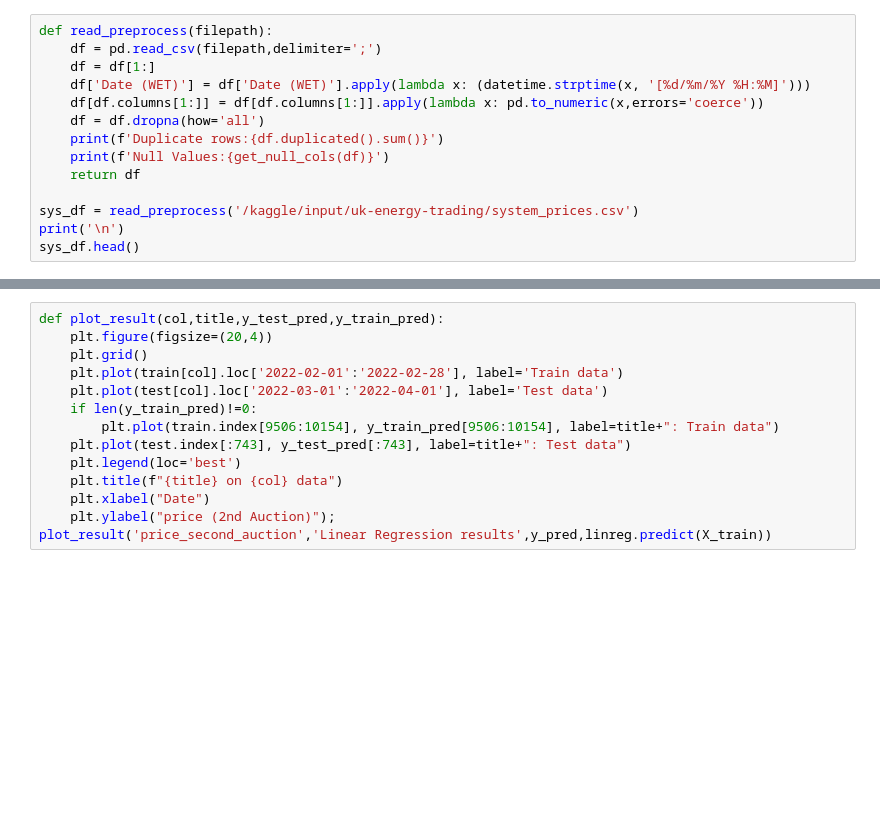
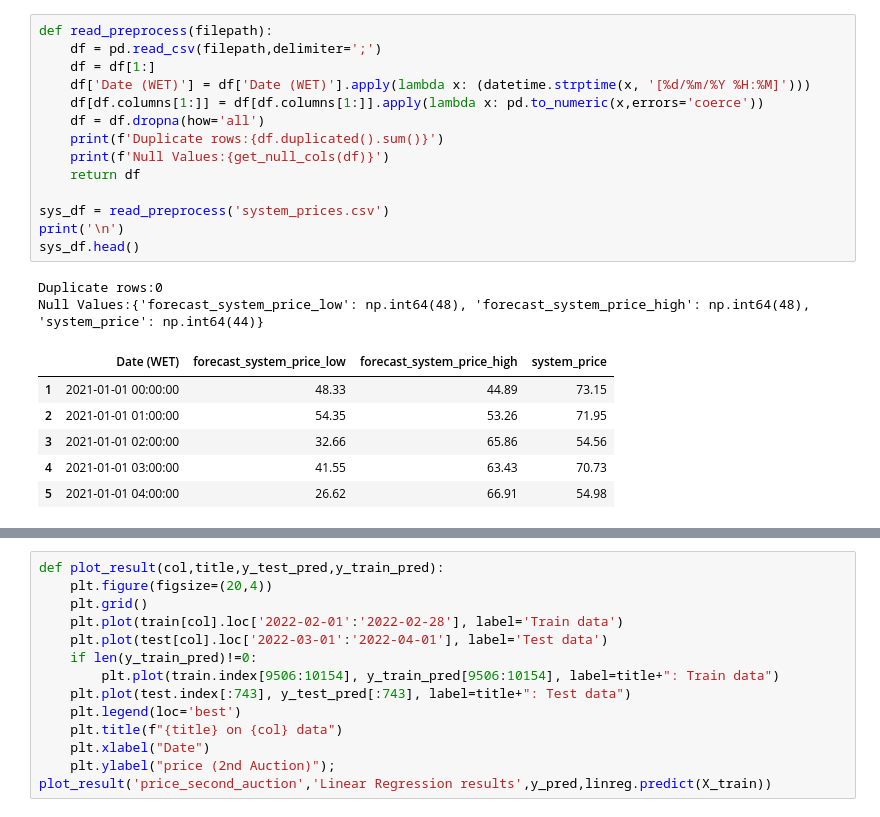
Before and after one commit to srirambadri/Energy, a Jupyter notebook: EnergyTrading.ipynb, the cells around one changed output, grey strips where cells are left out. Cells and saved outputs as stored; diff of their text form; blank space fills up the shorter version.

```diff
--- a/EnergyTrading.ipynb
+++ b/EnergyTrading.ipynb
@@ -79,16 +154,25 @@ get_null_cols(auc_df)
 # %%
 def read_preprocess(filepath):
     df = pd.read_csv(filepath,delimiter=';')
     df = df[1:]
     df['Date (WET)'] = df['Date (WET)'].apply(lambda x: (datetime.strptime(x, '[%d/%m/%Y %H:%M]')))
     df[df.columns[1:]] = df[df.columns[1:]].apply(lambda x: pd.to_numeric(x,errors='coerce'))
     df = df.dropna(how='all')
     print(f'Duplicate rows:{df.duplicated().sum()}')
     print(f'Null Values:{get_null_cols(df)}')
     return df
 
-sys_df = read_preprocess('/kaggle/input/uk-energy-trading/system_prices.csv')
+sys_df = read_preprocess('system_prices.csv')
 print('\n')
 sys_df.head()
+# %% [output]
+Duplicate rows:0
+Null Values:{'forecast_system_price_low': np.int64(48), 'forecast_system_price_high': np.int64(48), 'system_price': np.int64(44)}
+|  | Date (WET) | forecast_system_price_low | forecast_system_price_high | system_price |
+| 1 | 2021-01-01 00:00:00 | 48.33 | 44.89 | 73.15 |
+| 2 | 2021-01-01 01:00:00 | 54.35 | 53.26 | 71.95 |
+| 3 | 2021-01-01 02:00:00 | 32.66 | 65.86 | 54.56 |
+| 4 | 2021-01-01 03:00:00 | 41.55 | 63.43 | 70.73 |
+| 5 | 2021-01-01 04:00:00 | 26.62 | 66.91 | 54.98 |
 # %%
 sys_df[sys_df.isnull().any(axis=1)].loc[1500:1550]
```
Also changed, not shown: parts of 29 cells of this notebook, 2 other files.
